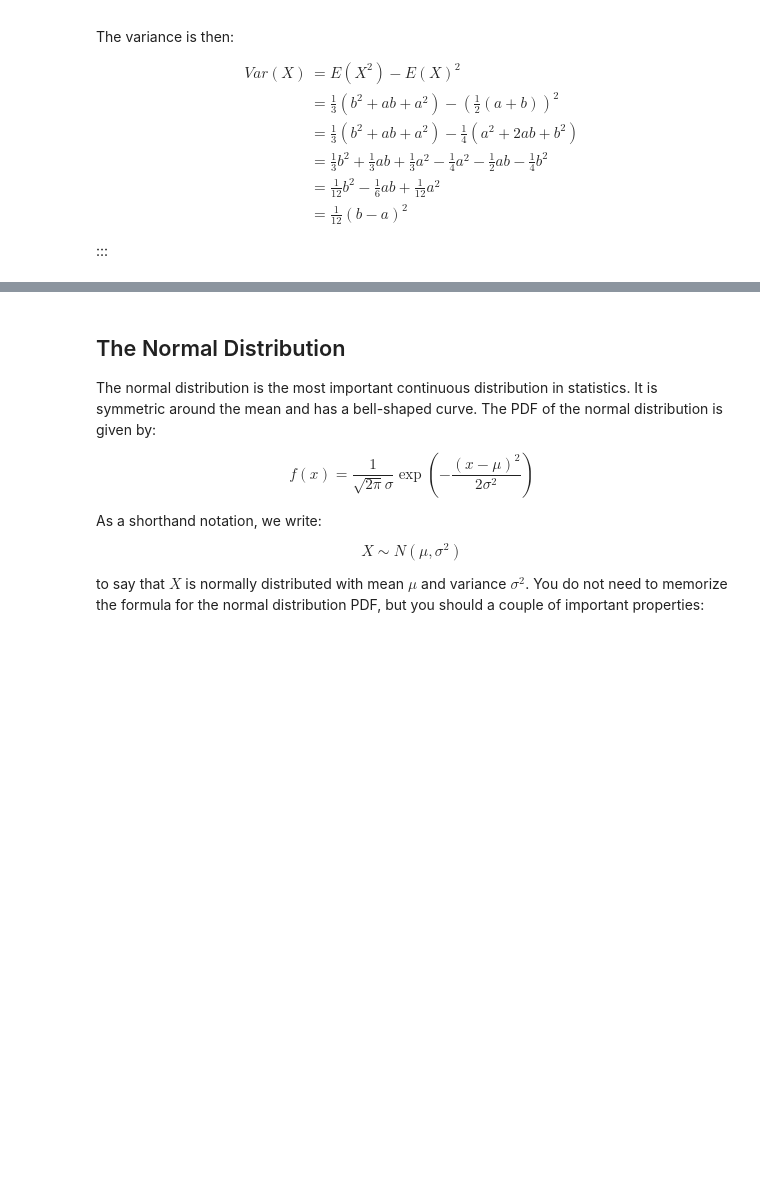
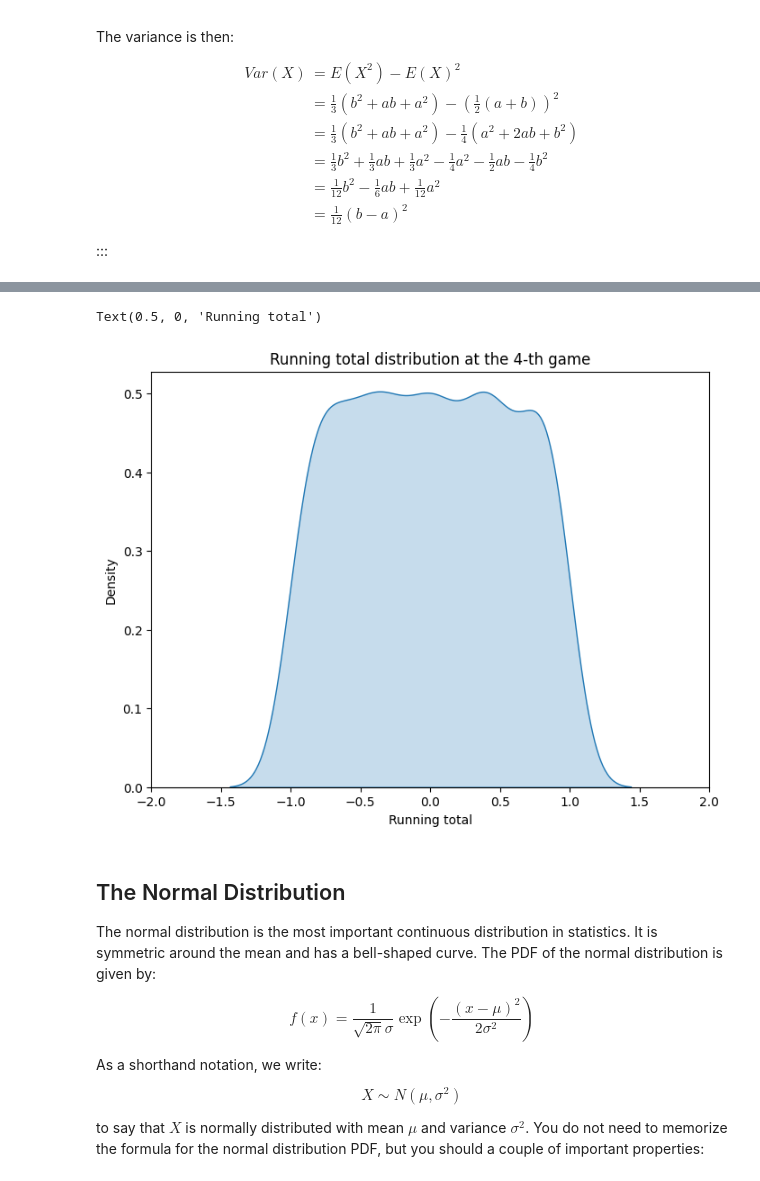
Before and after one commit to febse/stat2025, a Jupyter notebook: 11-Continuous-Distributions.ipynb, the cells around one changed output, grey strips where cells are left out. Saved outputs shown, nothing was run; the diff lists cells and outputs as text; code cells hidden in the pictures; blank space fills up the shorter version.

```diff
--- a/11-Continuous-Distributions.ipynb
+++ b/11-Continuous-Distributions.ipynb
@@ -349,3 +261,14 @@ Text(0, 0.5, 'Density')
+# %%
+game_4 = unif_games[unif_games['game'] == 1]
+
+plt.figure(figsize=(8, 6))
+sns.kdeplot(data=game_4, x='running_total', fill=True)
+plt.xlim((-2, 2))
+plt.title('Running total distribution at the 4-th game')
+plt.xlabel('Running total')
+# %% [output]
+Text(0.5, 0, 'Running total')
+[figure, added]
 # %% [markdown]
 ## The Normal Distribution
 
```
Also changed, not shown: parts of 18 cells of this notebook.
